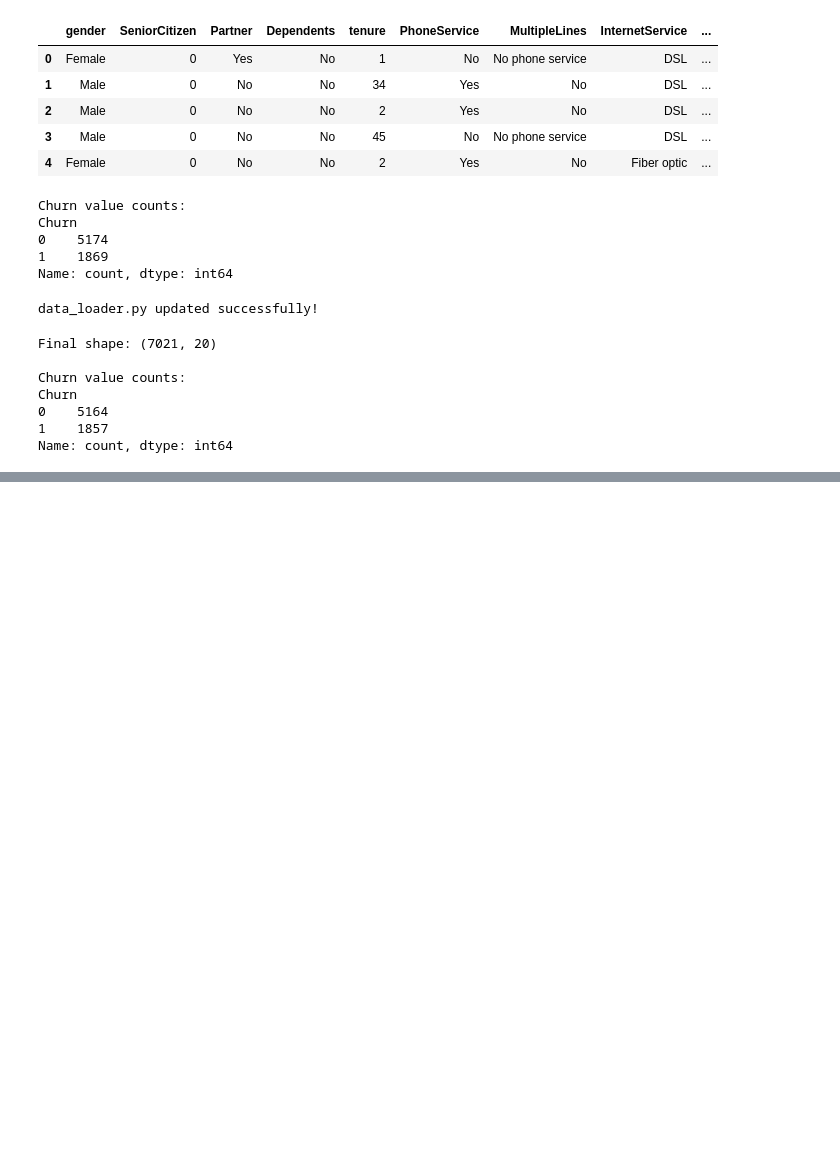
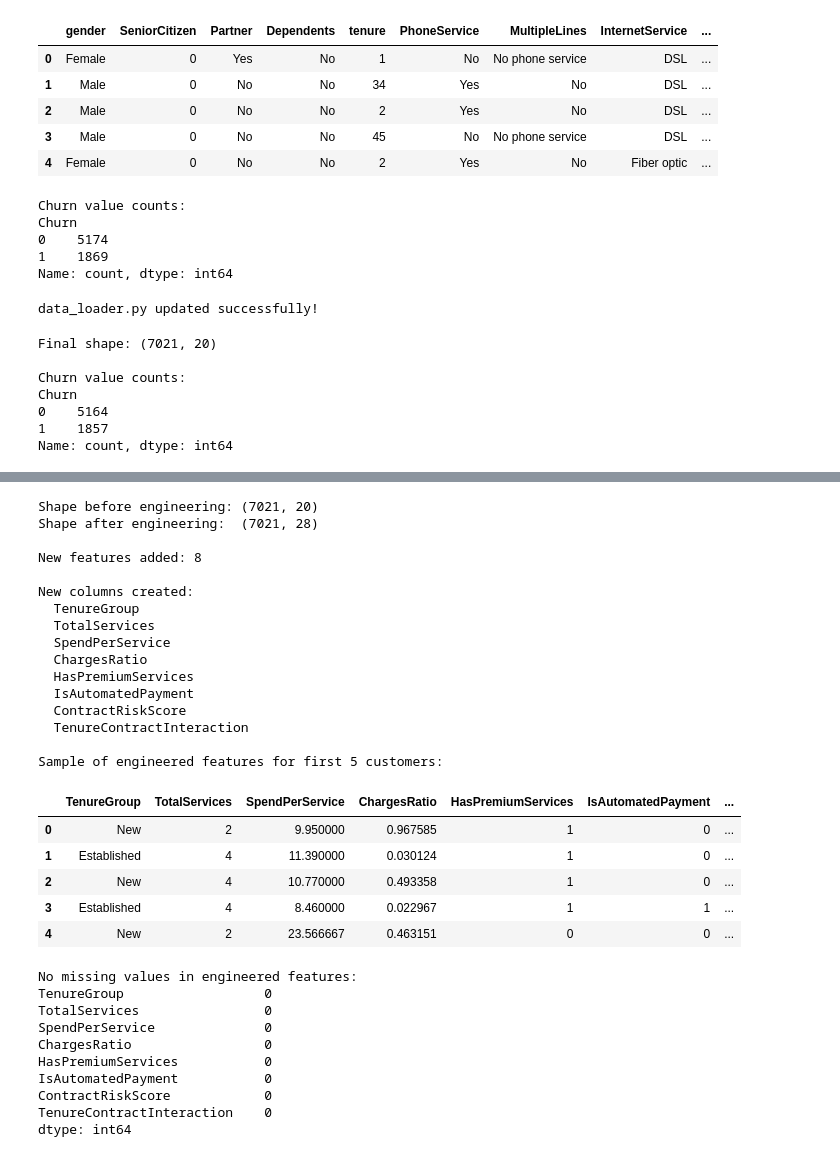
Before and after one commit to WangariLM/telecom_churn_prediction, a Jupyter notebook: notebooks/01_setup_and_first_look.ipynb, the cells around one changed output, grey strips where cells are left out. Saved outputs shown, nothing was run; the diff lists cells and outputs as text; code cells hidden in the pictures; blank space fills up the shorter version.

Commit message:
Add feature_engineering.py with 8 engineered features

```diff
--- a/notebooks/01_setup_and_first_look.ipynb
+++ b/notebooks/01_setup_and_first_look.ipynb
@@ -1109,0 +1741,60 @@ Name: count, dtype: int64
+# %%
+#Verifying if feature engineering works
+import importlib
+import feature_engineering
+importlib.reload(feature_engineering)
+
+from feature_engineering import FeatureEngineeringTransformer
+
+# Use the clean dataframe from data_loader
+transformer = FeatureEngineeringTransformer()
+df_engineered = transformer.fit_transform(df_clean)
+
+# Show results
+print("Shape before engineering:", df_clean.shape)
+print("Shape after engineering: ", df_engineered.shape)
+print(f"\nNew features added: {df_engineered.shape[1] - df_clean.shape[1]}")
+
+print("\nNew columns created:")
+new_cols = [col for col in df_engineered.columns if col not in df_clean.columns]
+for col in new_cols:
+    print(f"  {col}")
+
+print("\nSample of engineered features for first 5 customers:")
+display(df_engineered[new_cols].head())
+
+print("\nNo missing values in engineered features:")
+print(df_engineered[new_cols].isnull().sum())
+# %% [output]
+Shape before engineering: (7021, 20)
+Shape after engineering:  (7021, 28)
+
+New features added: 8
+
+New columns created:
+  TenureGroup
+  TotalServices
+  SpendPerService
+  ChargesRatio
+  HasPremiumServices
+  IsAutomatedPayment
+  ContractRiskScore
+  TenureContractInteraction
+
+Sample of engineered features for first 5 customers:
+|  | TenureGroup | TotalServices | SpendPerService | ChargesRatio | HasPremiumServices | IsAutomatedPayment | ... |
+| 0 | New | 2 | 9.950000 | 0.967585 | 1 | 0 | ... |
+| 1 | Established | 4 | 11.390000 | 0.030124 | 1 | 0 | ... |
+| 2 | New | 4 | 10.770000 | 0.493358 | 1 | 0 | ... |
+| 3 | Established | 4 | 8.460000 | 0.022967 | 1 | 1 | ... |
+| 4 | New | 2 | 23.566667 | 0.463151 | 0 | 0 | ... |
+No missing values in engineered features:
+TenureGroup                  0
+TotalServices                0
+SpendPerService              0
+ChargesRatio                 0
+HasPremiumServices           0
+IsAutomatedPayment           0
+ContractRiskScore            0
+TenureContractInteraction    0
+dtype: int64
```
Also changed, not shown: parts of 3 cells of this notebook.
